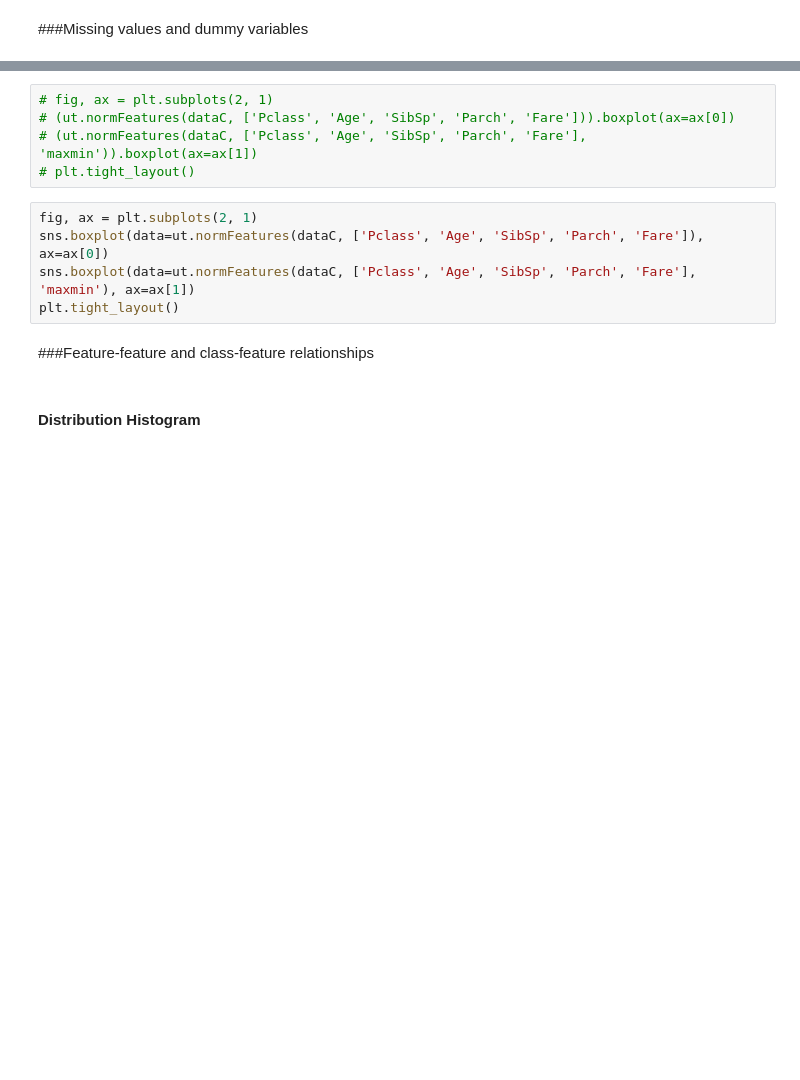
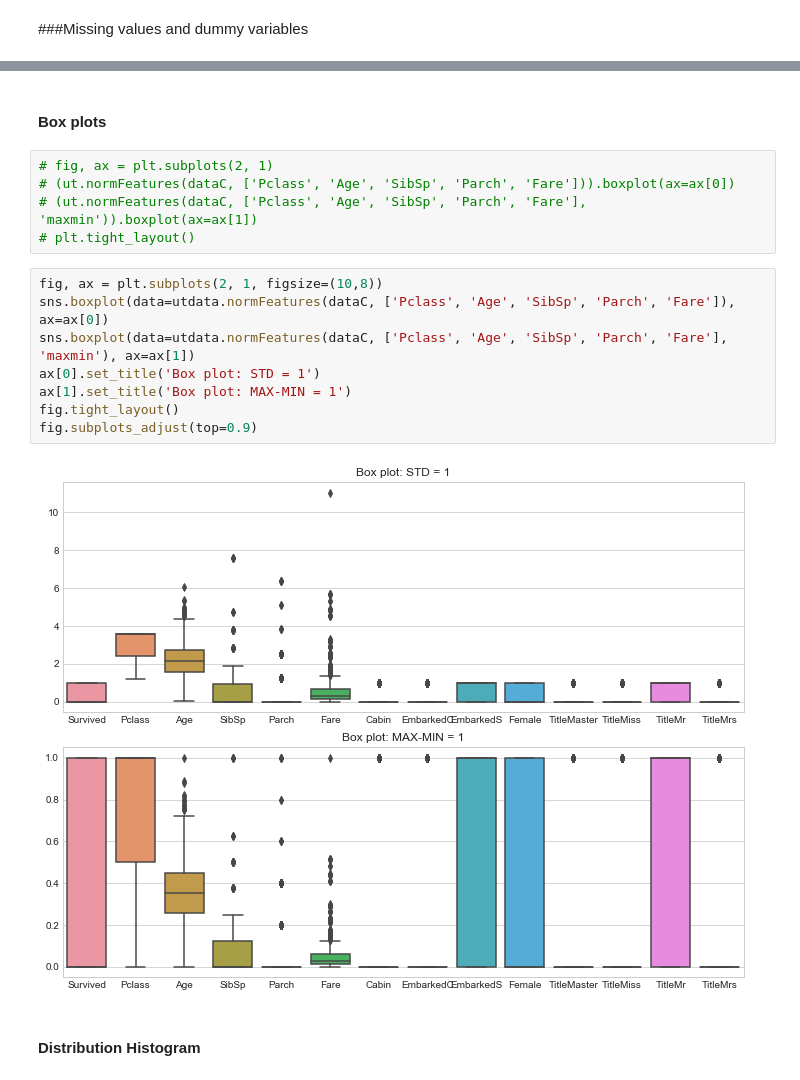
Before and after one commit to mysterious-ben/Titanic, a Jupyter notebook: run/data_analysis.ipynb, the cells around one changed output, grey strips where cells are left out. Drawn from its saved outputs; the diff is of its cells as text; blank space fills up the shorter version.

```diff
--- a/run/data_analysis.ipynb
+++ b/run/data_analysis.ipynb
@@ -184,15 +261,20 @@ display(dataC.sample(5))
+# %% [markdown]
+#### Box plots
 # %%
 # fig, ax = plt.subplots(2, 1)
 # (ut.normFeatures(dataC, ['Pclass', 'Age', 'SibSp', 'Parch', 'Fare'])).boxplot(ax=ax[0])
 # (ut.normFeatures(dataC, ['Pclass', 'Age', 'SibSp', 'Parch', 'Fare'], 'maxmin')).boxplot(ax=ax[1])
 # plt.tight_layout()
 # %%
-fig, ax = plt.subplots(2, 1)
-sns.boxplot(data=ut.normFeatures(dataC, ['Pclass', 'Age', 'SibSp', 'Parch', 'Fare']), ax=ax[0])
-sns.boxplot(data=ut.normFeatures(dataC, ['Pclass', 'Age', 'SibSp', 'Parch', 'Fare'], 'maxmin'), ax=ax[1])
-plt.tight_layout()
+fig, ax = plt.subplots(2, 1, figsize=(10,8))
+sns.boxplot(data=utdata.normFeatures(dataC, ['Pclass', 'Age', 'SibSp', 'Parch', 'Fare']), ax=ax[0])
+sns.boxplot(data=utdata.normFeatures(dataC, ['Pclass', 'Age', 'SibSp', 'Parch', 'Fare'], 'maxmin'), ax=ax[1])
+ax[0].set_title('Box plot: STD = 1')
+ax[1].set_title('Box plot: MAX-MIN = 1')
+fig.tight_layout()
+fig.subplots_adjust(top=0.9)
+# %% [output]
+[figure, added]
-# %% [markdown]
-###Feature-feature and class-feature relationships
 # %% [markdown]
 #### Distribution Histogram
 # %%
```
Also changed, not shown: parts of 61 cells of this notebook, 12 other files.
